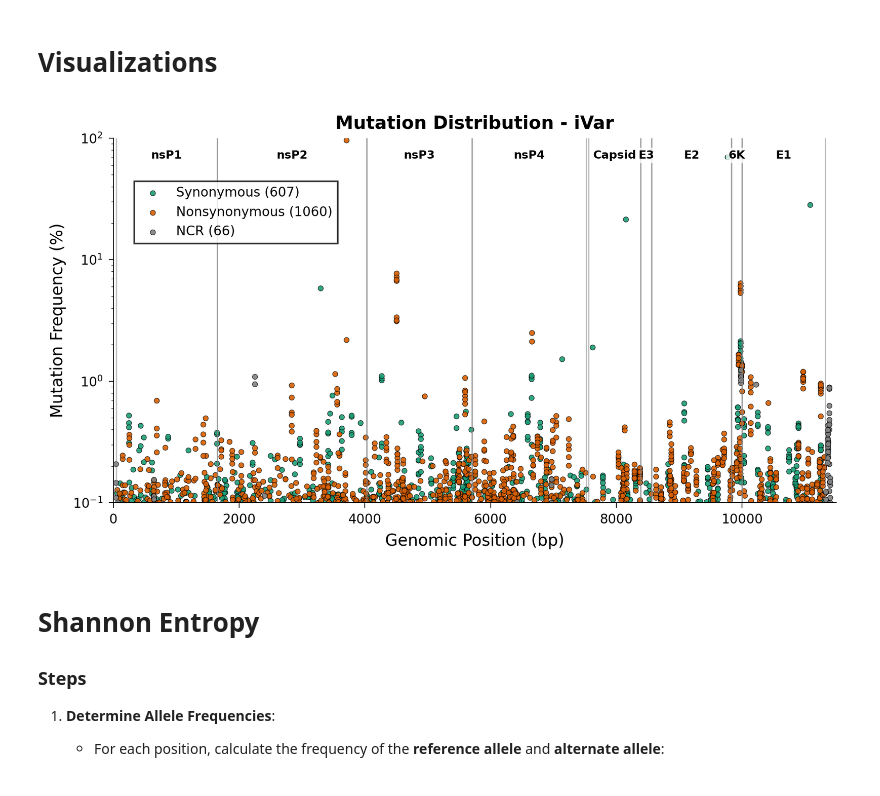
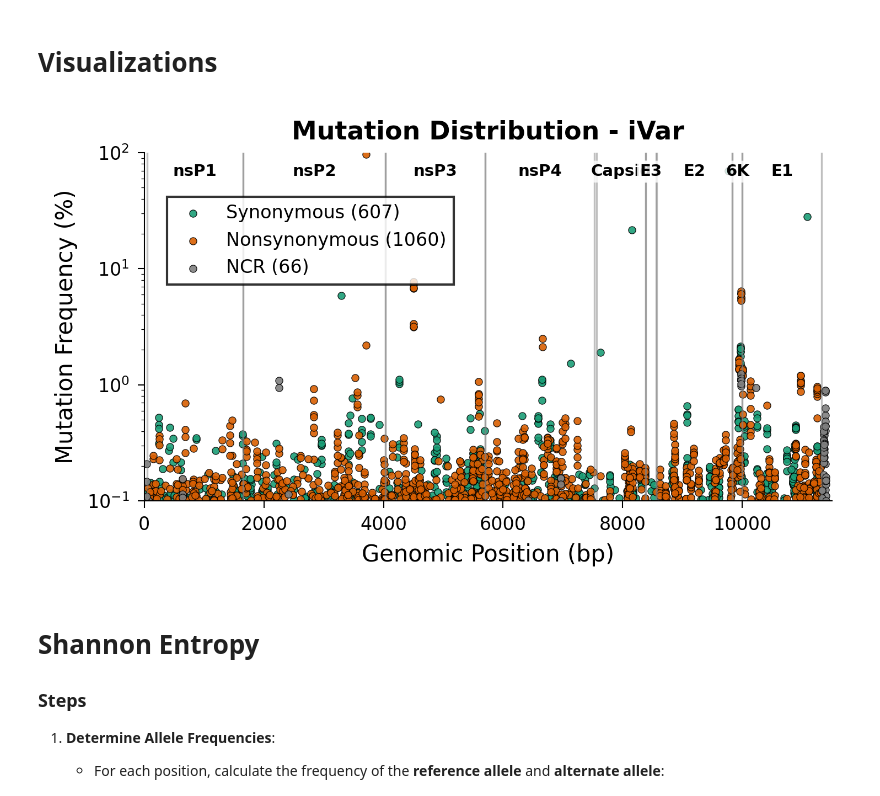
Before and after one commit to aleponce4/alphavirus-variant-analysis-workflow, a Jupyter notebook: Variant_discovery_pipeline/Scripts/analysis.ipynb, the cells around one changed output. Cells and saved outputs as stored; diff of their text form; code cells hidden in the pictures.

```diff
--- a/Variant_discovery_pipeline/Scripts/analysis.ipynb
+++ b/Variant_discovery_pipeline/Scripts/analysis.ipynb
@@ -1446,7 +1442,7 @@ def classify_mutation_type(row):
 plot_data['mutation_type'] = plot_data.apply(classify_mutation_type, axis=1)
 
 # Create publication-ready plot with high DPI
-fig, ax = plt.subplots(figsize=(7, 4), dpi=300, facecolor='white')
+fig, ax = plt.subplots(figsize=(5, 3), dpi=300, facecolor='white')
 
 # Colors
 color_map = {
@@ -1486,38 +1482,40 @@ ax.set_title(f'Mutation Distribution - {SELECTED_CALLER}',
              fontsize=11, fontweight='bold')
 
 ax.set_xlim(0, 11500)
 ax.set_yscale('log')
 ax.set_ylim(0.1, 100)
 
 # Remove grid (no x-axis grid lines)
 ax.grid(False)
 
 # Legend in upper left corner
 # Legend - manually positioned below the top
 ax.legend(fontsize=8, frameon=True, fancybox=False, edgecolor='black',
           loc='upper left', bbox_to_anchor=(0.02, 0.9))
 
 ax.set_xticks(np.arange(0, 12000, 2000))
 
-# Clean publication styling
+#  styling
 ax.tick_params(axis='both', which='major', labelsize=8, width=0.5, length=3)
 ax.tick_params(axis='both', which='minor', width=0.3, length=1.5)
 ax.spines['top'].set_visible(False)
 ax.spines['right'].set_visible(False)
 ax.spines['left'].set_linewidth(0.5)
 ax.spines['bottom'].set_linewidth(0.5)
 
 # Ensure white background
 ax.set_facecolor('white')
 fig.patch.set_facecolor('white')
 
+# Save as both SVG and TIFF (600 DPI) in Analysis_output folder
+output_dir = '../Analysis_output'
+plt.savefig(f'{output_dir}/VEEV_mutations_{SELECTED_CALLER}.svg', format='svg', facecolor='white', bbox_inches='tight')
+plt.savefig(f'{output_dir}/VEEV_mutations_{SELECTED_CALLER}.tiff', format='tiff', dpi=600, facecolor='white', bbox_inches='tight', pil_kwargs={'compression': 'tiff_lzw'})
+
 plt.tight_layout()
 plt.show()
-
-# Optional: Save high-resolution figure
-# plt.savefig(f'VEEV_mutations_{SELECTED_CALLER}.png', dpi=300, facecolor='white', bbox_inches='tight')
 # %% [output]
-[figure, old version]
+[figure, new version]
 # %% [markdown]
 # Shannon Entropy
 
```
Also changed, not shown: parts of 6 cells of this notebook, 7 other files.
